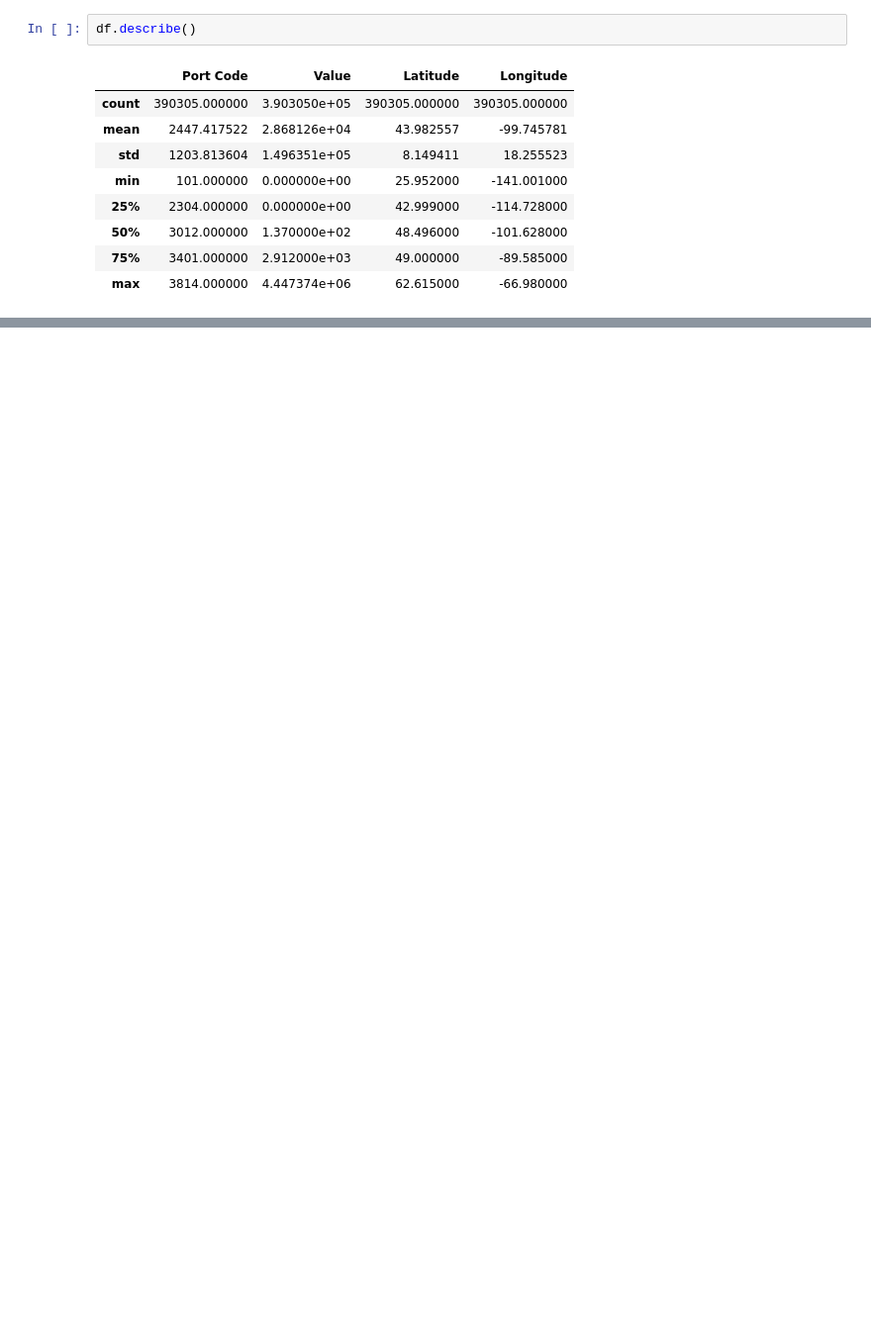
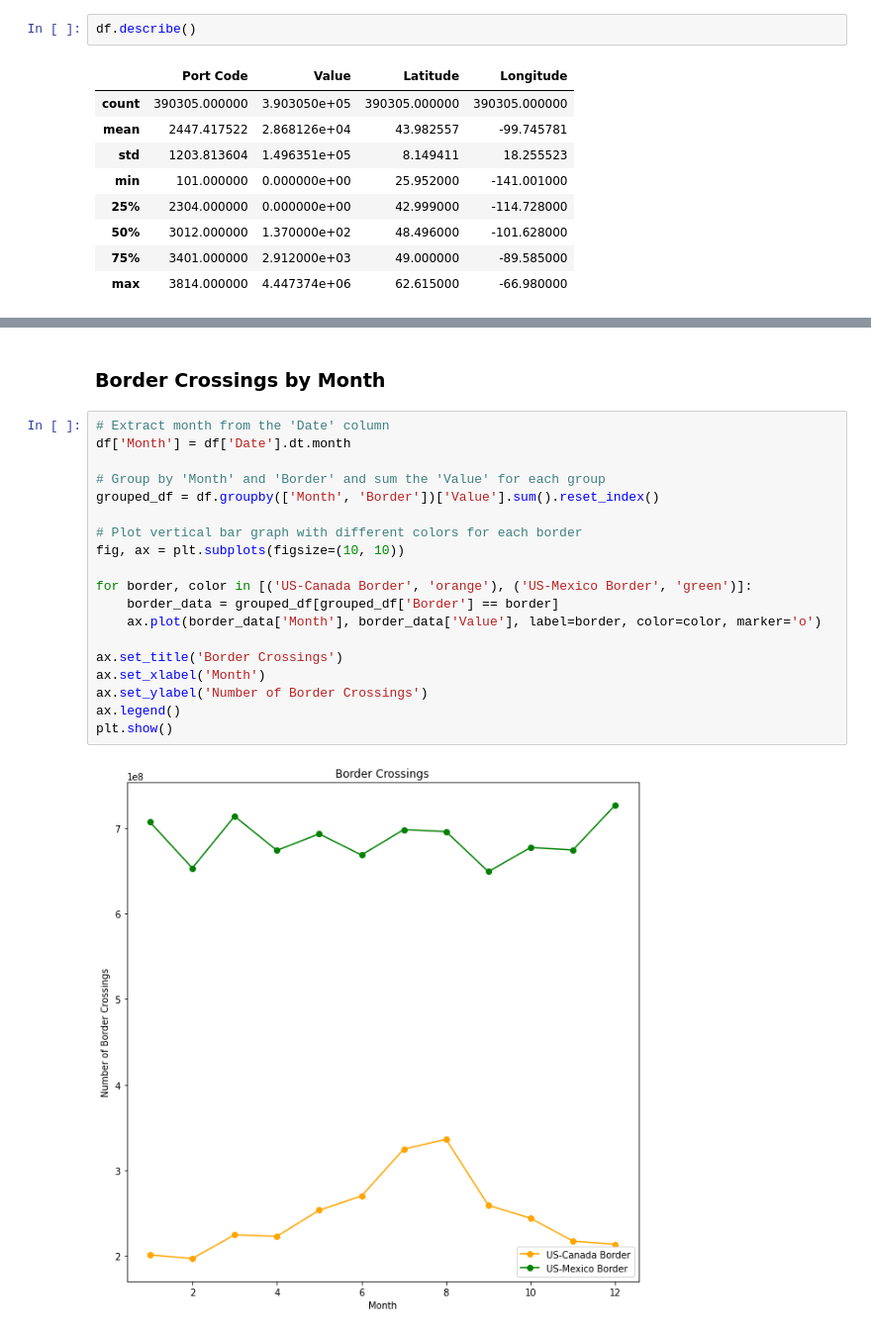
Before and after one commit to Alec12/data-science-secondary-projects, a Jupyter notebook: Data-Analytics-Portfolio/Border-Crossing-Entry-Analysis/border-crossing-entry-analysis.ipynb, the cells around one changed output, grey strips where cells are left out. Shown at 99% size. Cells and saved outputs as stored; diff of their text form; blank space fills up the shorter version.

```diff
--- a/Data-Analytics-Portfolio/Border-Crossing-Entry-Analysis/border-crossing-entry-analysis.ipynb
+++ b/Data-Analytics-Portfolio/Border-Crossing-Entry-Analysis/border-crossing-entry-analysis.ipynb
@@ -109,0 +181,23 @@ gmaps.figure(center=(37.0902, -95.7129), zoom_level=4)
+# %% [markdown]
+### Border Crossings by Month
+# %%
+# Extract month from the 'Date' column
+df['Month'] = df['Date'].dt.month
+
+# Group by 'Month' and 'Border' and sum the 'Value' for each group
+grouped_df = df.groupby(['Month', 'Border'])['Value'].sum().reset_index()
+
+# Plot vertical bar graph with different colors for each border
+fig, ax = plt.subplots(figsize=(10, 10))
+
+for border, color in [('US-Canada Border', 'orange'), ('US-Mexico Border', 'green')]:
+    border_data = grouped_df[grouped_df['Border'] == border]
+    ax.plot(border_data['Month'], border_data['Value'], label=border, color=color, marker='o')
+
+ax.set_title('Border Crossings')
+ax.set_xlabel('Month')
+ax.set_ylabel('Number of Border Crossings')
+ax.legend()
+plt.show()
+# %% [output]
+[figure, added]
```
Also changed, not shown: parts of 21 cells of this notebook, 1 other file.
